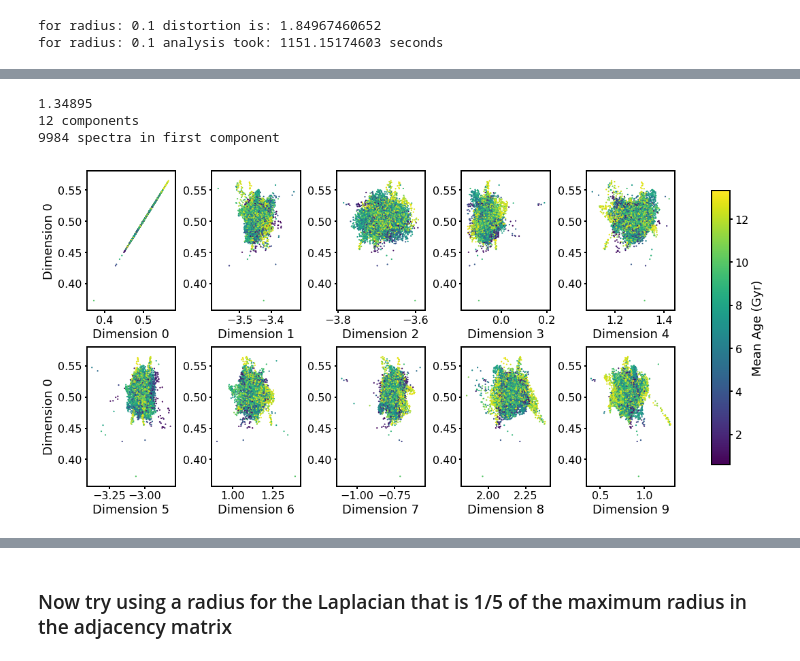
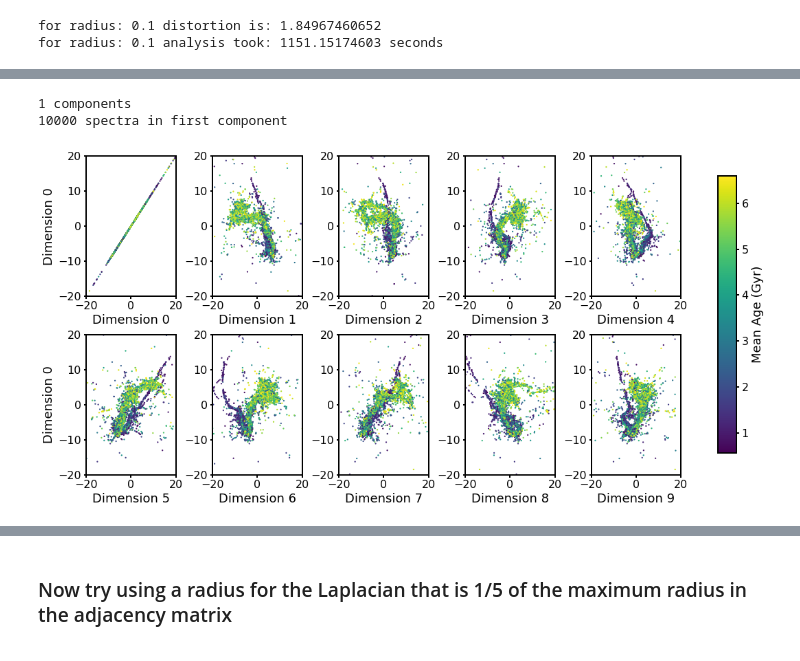
Before and after one commit to ogtelford/gridmodels, a Jupyter notebook: code/find_best_radius.ipynb, the cells around one changed output, grey strips where cells are left out. Drawn from its saved outputs; the diff is of its cells as text; code cells hidden in the pictures.

```diff
--- a/code/find_best_radius.ipynb
+++ b/code/find_best_radius.ipynb
@@ -47,7 +47,7 @@ tbursts = f['tbursts'][:]  # the time after the Big Bang (t=0) when that burst o
 sf_begins = f['sf_begins'][:]  # the time after the Big Bang when the exponentially-declining SFH begins (no SF before)
 f.close()
 # %%
-def plot_vsdim_cc(ndim, yparam, ccparam, ylabel, cblabel, use_embed):
+def plot_vsdim_cc(ndim, yparam, ccparam, ylabel, cblabel, use_embed, limits=None):
     if ndim > 10:
         nrows = int(math.ceil(ndim / 5))
         ncols = int(math.ceil(ndim / nrows))
@@ -60,6 +60,9 @@ def plot_vsdim_cc(ndim, yparam, ccparam, ylabel, cblabel, use_embed):
     for ii in range(ndim):
         im = ax[ii].scatter(use_embed[:,ii], yparam, c=ccparam, s=5, lw=0, cmap='viridis')
         ax[ii].set_xlabel('Dimension {}'.format(ii))
+        if limits is not None:
+            ax[ii].set_xlim(limits[0])
+            ax[ii].set_ylim(limits[1])
     plt.tight_layout()
     cbar_ax = fig.add_axes([0.9, 0.15, 0.025, 0.7])
     cb = fig.colorbar(im, cax=cbar_ax)
@@ -98,6 +101,3 @@ plt.legend()
 # %% [output]
 <matplotlib.legend.Legend at 0x...>
 [figure]
-# %%
-oldspectra = spectra[age_q1[0],:][:10000,:]
-np.shape(oldspectra)
@@ -105,0 +104,6 @@ np.shape(oldspectra)
+# %%
+youngspectra = spectra[age_q1[0],:][:10000,:]
+youngages = mean_ages[age_q1[0]][:10000]
+youngzs = zs[age_q1[0]][:10000]
+youngdusts = dusts[age_q1[0]][:10000]
+print np.shape(youngspectra), np.mean(mean_ages[age_q1])
@@ -352,25 +141,29 @@ Quartile 4: dimension =2.679803534, optimal radius=0.802987760153
 # %%
-radius = 10**0.13
+r_best = 0.72
+r_aff = r_best * np.sqrt(2.) / 3.
+r_adj = 5 * r_aff
+
 adjacency_method = 'cyflann'
 cyflann_kwds = {'index_type':'kdtrees', 'num_trees':100}
-adjacency_kwds = {'radius':radius, 'cyflann_kwds':cyflann_kwds}
+adjacency_kwds = {'radius':r_adj, 'cyflann_kwds':cyflann_kwds}
 affinity_method = 'gaussian'
-affinity_kwds = {'radius':radius}
+affinity_kwds = {'radius':r_aff}
 
 geom = Geometry(adjacency_method=adjacency_method, adjacency_kwds=adjacency_kwds,
                 affinity_method=affinity_method, affinity_kwds=affinity_kwds)
 
-geom.set_data_matrix(spectra[:10000,:])
+geom.set_data_matrix(oldspectra)
 adjacency_matrix = geom.compute_adjacency_matrix()
 affinity_matrix = geom.compute_affinity_matrix()
 
 # update radius -- unclear why...
-new_radius = np.max(adjacency_matrix.data)
-print new_radius
+# new_radius = np.max(adjacency_matrix.data)
+# print new_radius
+# omitting the above lines and replacing "new_radius" with "r_aff" in below code
 
-affinity_kwds = {'radius':new_radius}
+affinity_kwds = {'radius': r_aff}
 laplacian_method = 'geometric'
-laplacian_kwds = {'scaling_epps':new_radius}
+laplacian_kwds = {'scaling_epps': r_aff}
 geom.affinity_kwds = affinity_kwds
 geom.laplacian_method = laplacian_method
 geom.laplacian_kwds = laplacian_kwds
@@ -385,11 +178,11 @@ print n,'components\n', np.sum(labels==0), 'spectra in first component'
 wh = labels == 0
 use_embed = embed[wh,:] * 1000
 # %% [output]
-1.34895
-12 components
-9984 spectra in first component
+1 components
+10000 spectra in first component
 # %%
-plot_vsdim_cc(ndim, use_embed[:,0], mean_ages[:10000][wh], ylabel='Dimension 0', cblabel='Mean Age (Gyr)',
-              use_embed=use_embed)
+plot_vsdim_cc(ndim, use_embed[:,0], youngages, ylabel='Dimension 0', cblabel='Mean Age (Gyr)',
+              use_embed=use_embed, limits=[[-20, 20], [-20, 20]])
+plt.savefig('embed_youngspectra_alldims.png')
 # %% [output]
-[figure, old version]
+[figure, new version]
```
Also changed, not shown: parts of 20 cells of this notebook, 4 other files.
